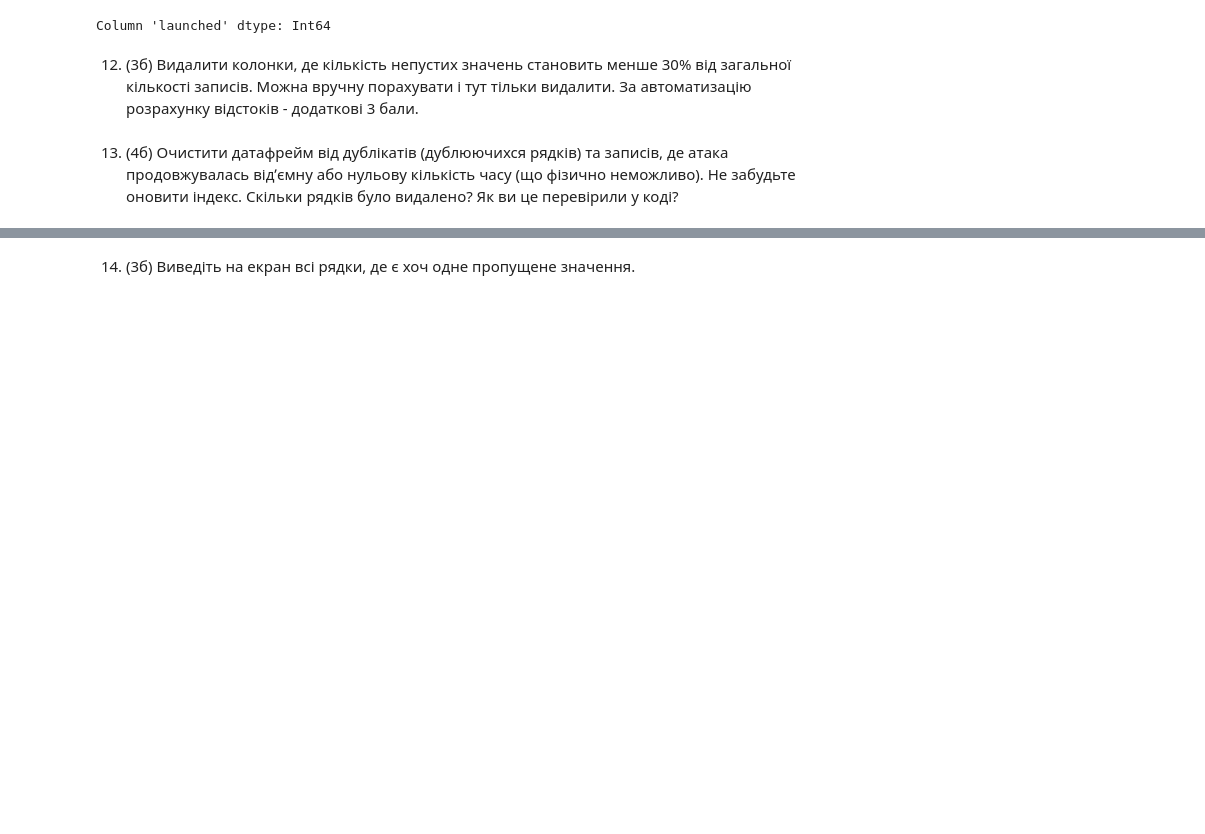
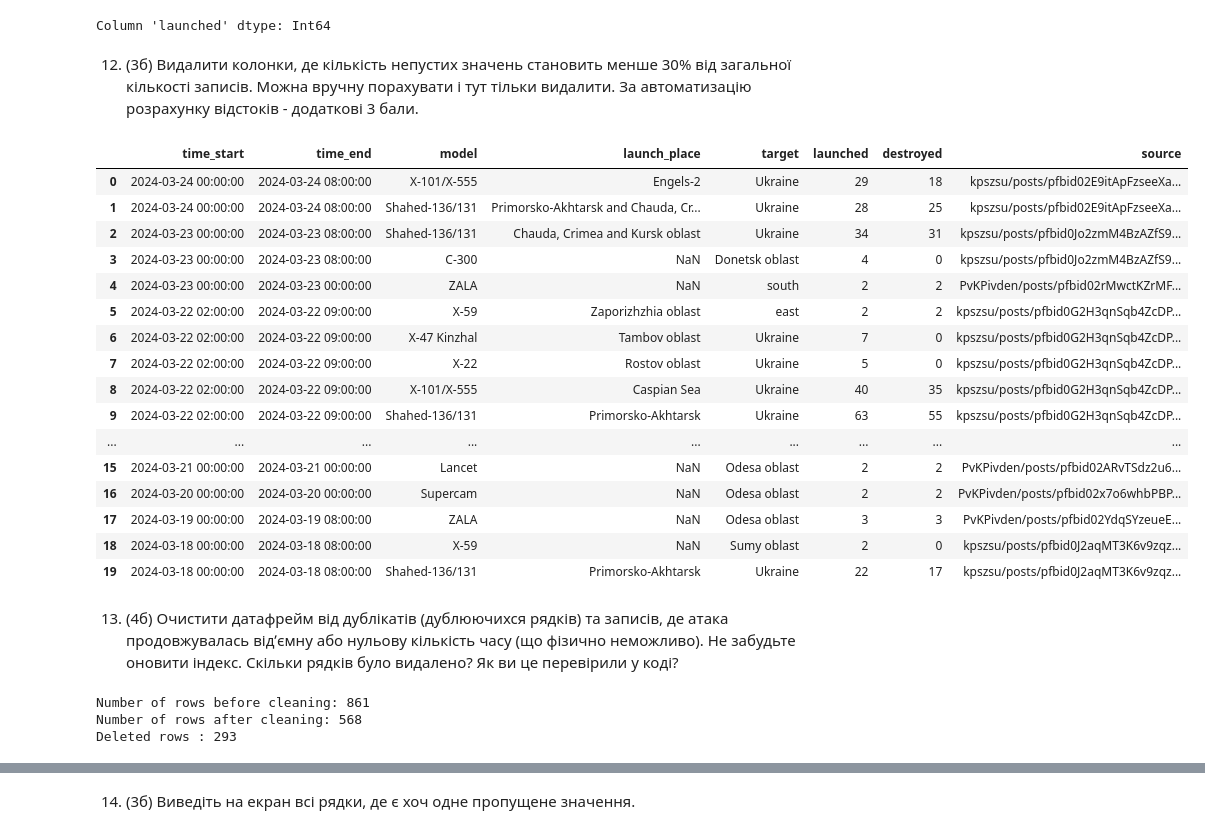
Before and after one commit to iwankaa/PythonCourse, a Jupyter notebook: python_practice_9.ipynb, the cells around one changed output, grey strips where cells are left out. Cells and saved outputs as stored; diff of their text form; code cells hidden in the pictures; blank space fills up the shorter version.

```diff
--- a/python_practice_9.ipynb
+++ b/python_practice_9.ipynb
@@ -155,5 +172,44 @@ print(f"Column 'launched' dtype: {data_frame['launched'].dtype}")
 Column 'launched' dtype: Int64
 # %% [markdown]
 12. (3б) Видалити колонки, де кількість непустих значень становить менше 30% від загальної кількості записів. Можна вручну порахувати і тут тільки видалити. За автоматизацію розрахунку відстоків - додаткові 3 бали.
+# %%
+percentage_not_null = data_frame.notnull().mean() * 100
+
+columns_to_drop = percentage_not_null[percentage_not_null < 30].index.tolist()
+cleaned_data_frame = data_frame.drop(columns=columns_to_drop)
+cleaned_data_frame.head(20)
+# %% [output]
+|  | time_start | time_end | model | launch_place | target | launched | destroyed | source |
+| 0 | 2024-03-24 00:00:00 | 2024-03-24 08:00:00 | X-101/X-555 | Engels-2 | Ukraine | 29 | 18 | kpszsu/posts/pfbid02E9itApFzseeXa... |
+| 1 | 2024-03-24 00:00:00 | 2024-03-24 08:00:00 | Shahed-136/131 | Primorsko-Akhtarsk and Chauda, Cr... | Ukraine | 28 | 25 | kpszsu/posts/pfbid02E9itApFzseeXa... |
+| 2 | 2024-03-23 00:00:00 | 2024-03-23 08:00:00 | Shahed-136/131 | Chauda, Crimea and Kursk oblast | Ukraine | 34 | 31 | kpszsu/posts/pfbid0Jo2zmM4BzAZfS9... |
+| 3 | 2024-03-23 00:00:00 | 2024-03-23 08:00:00 | C-300 | NaN | Donetsk oblast | 4 | 0 | kpszsu/posts/pfbid0Jo2zmM4BzAZfS9... |
+| 4 | 2024-03-23 00:00:00 | 2024-03-23 00:00:00 | ZALA | NaN | south | 2 | 2 | PvKPivden/posts/pfbid02rMwctKZrMF... |
+| 5 | 2024-03-22 02:00:00 | 2024-03-22 09:00:00 | X-59 | Zaporizhzhia oblast | east | 2 | 2 | kpszsu/posts/pfbid0G2H3qnSqb4ZcDP... |
+| 6 | 2024-03-22 02:00:00 | 2024-03-22 09:00:00 | X-47 Kinzhal | Tambov oblast | Ukraine | 7 | 0 | kpszsu/posts/pfbid0G2H3qnSqb4ZcDP... |
+| 7 | 2024-03-22 02:00:00 | 2024-03-22 09:00:00 | X-22 | Rostov oblast | Ukraine | 5 | 0 | kpszsu/posts/pfbid0G2H3qnSqb4ZcDP... |
+| 8 | 2024-03-22 02:00:00 | 2024-03-22 09:00:00 | X-101/X-555 | Caspian Sea | Ukraine | 40 | 35 | kpszsu/posts/pfbid0G2H3qnSqb4ZcDP... |
+| 9 | 2024-03-22 02:00:00 | 2024-03-22 09:00:00 | Shahed-136/131 | Primorsko-Akhtarsk | Ukraine | 63 | 55 | kpszsu/posts/pfbid0G2H3qnSqb4ZcDP... |
+| ... | ... | ... | ... | ... | ... | ... | ... | ... |
+| 15 | 2024-03-21 00:00:00 | 2024-03-21 00:00:00 | Lancet | NaN | Odesa oblast | 2 | 2 | PvKPivden/posts/pfbid02ARvTSdz2u6... |
+| 16 | 2024-03-20 00:00:00 | 2024-03-20 00:00:00 | Supercam | NaN | Odesa oblast | 2 | 2 | PvKPivden/posts/pfbid02x7o6whbPBP... |
+| 17 | 2024-03-19 00:00:00 | 2024-03-19 08:00:00 | ZALA | NaN | Odesa oblast | 3 | 3 | PvKPivden/posts/pfbid02YdqSYzeueE... |
+| 18 | 2024-03-18 00:00:00 | 2024-03-18 08:00:00 | X-59 | NaN | Sumy oblast | 2 | 0 | kpszsu/posts/pfbid0J2aqMT3K6v9zqz... |
+| 19 | 2024-03-18 00:00:00 | 2024-03-18 08:00:00 | Shahed-136/131 | Primorsko-Akhtarsk | Ukraine | 22 | 17 | kpszsu/posts/pfbid0J2aqMT3K6v9zqz... |
 # %% [markdown]
 13. (4б) Очистити датафрейм від дублікатів (дублюючихся рядків) та записів, де атака продовжувалась відʼємну або нульову кількість часу (що фізично неможливо). Не забудьте оновити індекс. Скільки рядків було видалено? Як ви це перевірили у коді?
+# %%
+initial_df = cleaned_data_frame.shape[0]
+print('Number of rows before cleaning:', initial_df)
+
+data_frame = data_frame.drop_duplicates()
+data_frame = data_frame[(data_frame['time_end'] - data_frame['time_start']).dt.total_seconds() > 0]
+
+after_cleaning_df = data_frame.shape[0]
+print('Number of rows after cleaning:', after_cleaning_df)
+deleted_rows = initial_df - after_cleaning_df
+print('Deleted rows :', deleted_rows)
+# %% [output]
+Number of rows before cleaning: 861
+Number of rows after cleaning: 568
+Deleted rows : 293
```
Also changed, not shown: parts of 9 cells of this notebook.
